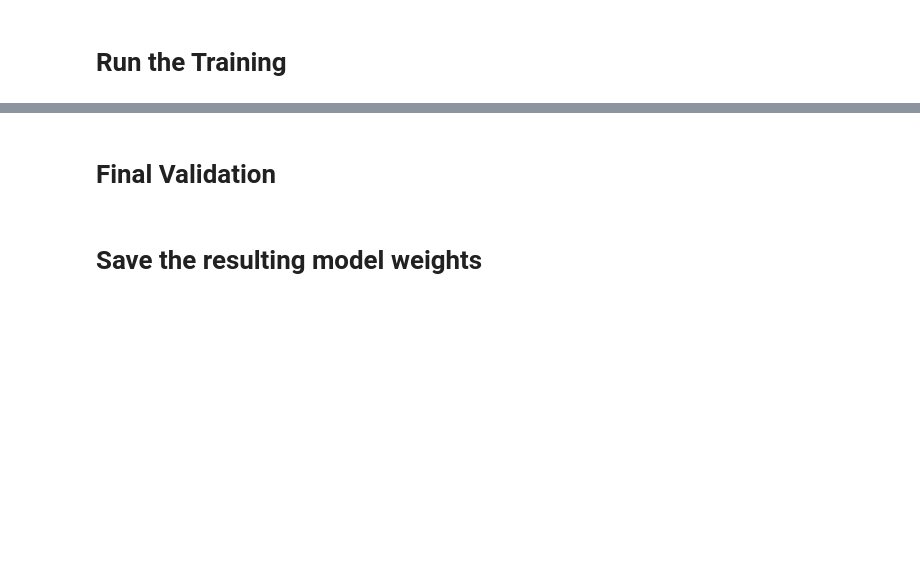
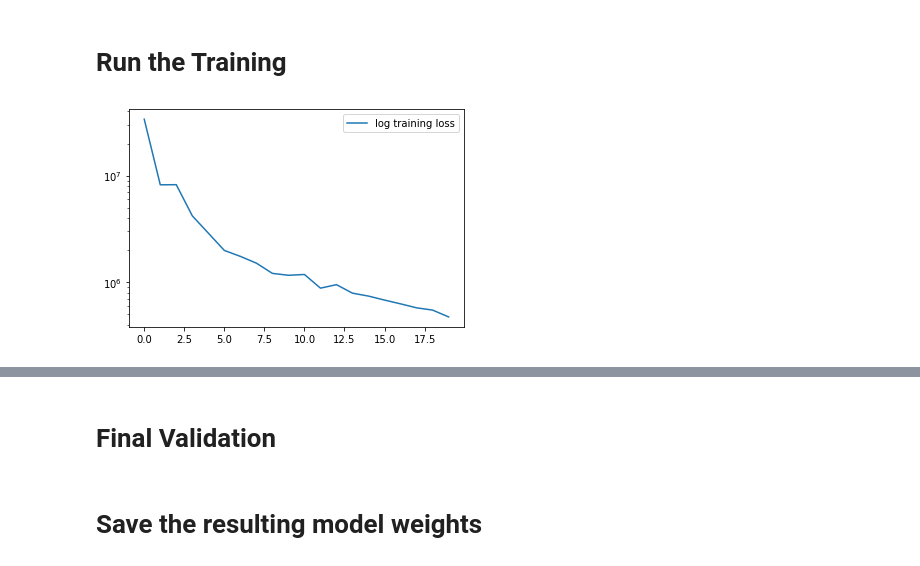
Before and after one commit to Oiangu9/Conical_Refraction_Polarimeter, a Jupyter notebook: LAB/DEEP_LEARNING/Encoder_Decoder_Intermediate_Supervision/NOTEBOOK_Autoencoder_with_Intermediate_Supervision.ipynb, the cells around one changed output, grey strips where cells are left out. Cells and saved outputs as stored; diff of their text form; code cells hidden in the pictures; blank space fills up the shorter version.

```diff
--- a/LAB/DEEP_LEARNING/Encoder_Decoder_Intermediate_Supervision/NOTEBOOK_Autoencoder_with_Intermediate_Supervision.ipynb
+++ b/LAB/DEEP_LEARNING/Encoder_Decoder_Intermediate_Supervision/NOTEBOOK_Autoencoder_with_Intermediate_Supervision.ipynb
@@ -378,3 +377,7 @@ def CR_loss(estimation, target, model, decay=1e-2):
+# %%
+def CR_loss(estimation, target, extra_power_to_angles, loss_calculator):
+    # we wish to have maximum accuracy with the angles
+    return loss_calculator(estimation, target) + extra_power_to_angles * loss_calculator(estimation[:,-1], target[:,-1])
 # %% [markdown]
 ### The Dataset class and Data Sampler
 # %%
@@ -619,15 +622,9 @@ class CR_Dataset(Dataset):
             self.open_hdf5()
             self.phis = torch.from_numpy(self.h5f_D_matrices['phis'][:]).unsqueeze(0).to(self.device) #[1,Nx,Ny]
 
-        try:
-            D_mats = torch.from_numpy(self.h5f_D_matrices[
+        D_mats = torch.from_numpy(self.h5f_D_matrices[
                 f"R0_{self.R0s[R0_w0_Z_idxs[0]]}_w0_{self.w0s[R0_w0_Z_idxs[1]]}_Z_{self.Zs[R0_w0_Z_idxs[2]]}"][:]
                                  ).unsqueeze(1).to(self.device) #[2, 1, Nx, Ny]
-        except:
-            D_mats = torch.from_numpy(self.h5f_D_matrices[
-                f"R0_100.28985507246377_w0_10.318840579710145_Z_0.0"][:]
-                                 ).unsqueeze(1).to(self.device) #[2, 1, Nx,Ny]
-
 
         phiCRs = torch.FloatTensor(self.batch_size, 1, 1).uniform_(0, 2*np.pi).to(self.device) #[batch_size, 1, 1]
         neat_images = D_mats[0]+D_mats[1]*torch.cos(phiCRs-self.phis) #[batch_size, Nx,Ny]
@@ -671,21 +668,29 @@ cuda:0
 
 Note that since in each epoch the dataset shown to the model will be random, we can use the same dataset as a validation set.
 # %%
-ID_file_path= "/home/melanie/Desktop/Conical_Refraction_Polarimeter/OUTPUT/STRUCTURE_Grid_R0_70_w0_70_Z_4.json"
-D_matrix_file_path= "/home/melanie/Desktop/Conical_Refraction_Polarimeter/OUTPUT/Dataset_R0_70_w0_70_Z_4.h5"
+ID_file_path= "/home/oiangu/Hippocampus/Conical_Refraction_Polarimeter/OUTPUT/LIBRARIES_OF_THEORETICAL_D/Basler_like_R0_300x_w0_300x_Z_50x_64bit/STRUCTURE_Grid_R0_70_w0_70_Z_4.json"
+D_matrix_file_path= "/home/oiangu/Hippocampus/Conical_Refraction_Polarimeter/OUTPUT/LIBRARIES_OF_THEORETICAL_D/Basler_like_R0_300x_w0_300x_Z_50x_64bit/SIMULATIONS/AutoEncoder/Dataset_R0_70_w0_70_Z_4.h5"
 
 total_epochs = 20
-number_of_batches_per_epoch = 5
-batch_size = 3
+number_of_batches_per_epoch = 21
+batch_size = 5
+validate_every_epochs=20
+extra_power_to_angles=10
+optimizer_step_every_batches = 3
+label_cost_weight=100
+
+assert(number_of_batches_per_epoch%optimizer_step_every_batches==0)
+
+
 X=302
 generate_images_w_depth=8
 random_seed=666
 
 apply_noise=True
 all_stregths_random_per_epoch=True
-max_poisson_strength=0.5
-max_blob_strength=0.5
-max_angular_modulation_strength=0.5
+max_poisson_strength=0.25
+max_blob_strength=0.25
+max_angular_modulation_strength=0.25
 poisson_strength=0.4
 blob_strength=0.2
 angular_modulation_strength=0.2
@@ -764,6 +779,11 @@ Number of parameters 63868170
 # %% [markdown]
 # Run the Training
 # %%
+%%time
+losses = full_training_loop(model, param_criterion, mse, optimizer, sampler, dataset,
+                    epochs=total_epochs, print_loss_every_batches=1, validate_every_epochs=validate_every_epochs,
+                           optimizer_step_every_batches=optimizer_step_every_batches,
+                           label_cost_weight=label_cost_weight)
 # Execute the training and validation
-losses = full_training_loop(model, criterion, criterion, optimizer, sampler, dataset,
-                    epochs=total_epochs, print_loss_every_batches=1)
+# %% [output]
+[figure, added]
```
Also changed, not shown: parts of 18 cells of this notebook, 4 other files.
